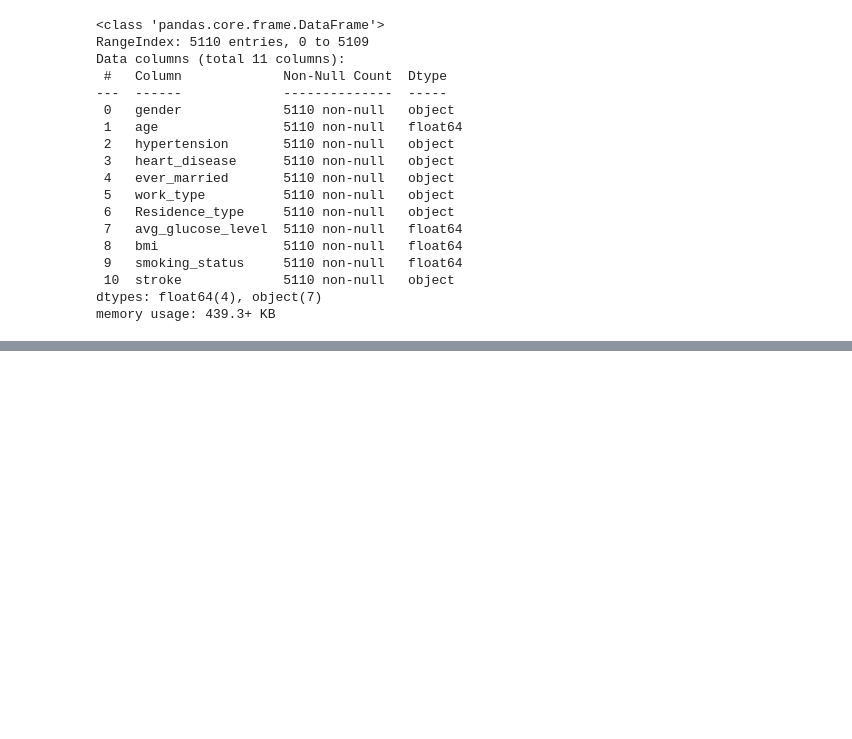
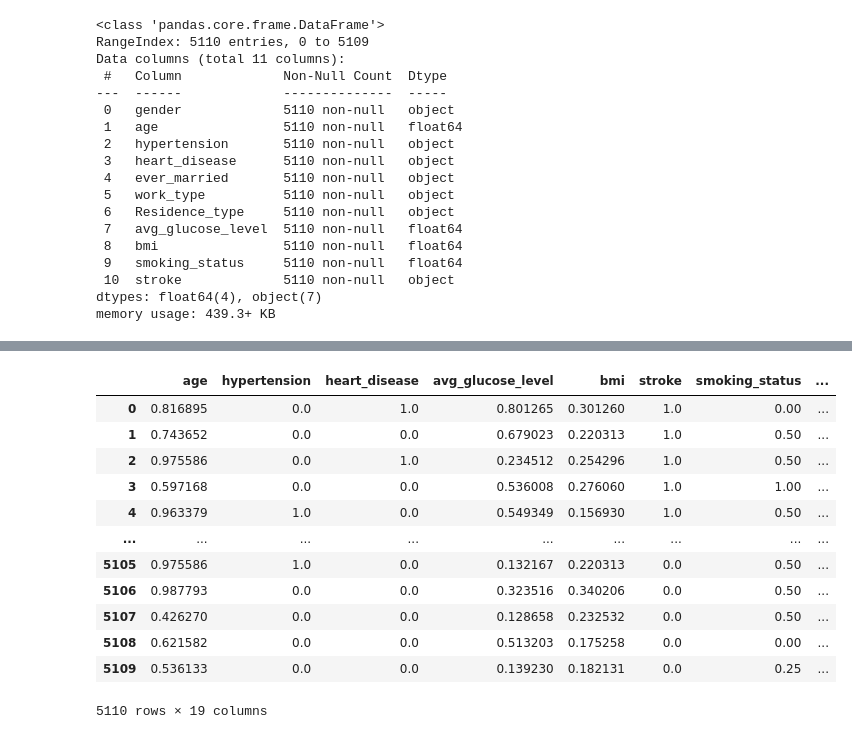
Before and after one commit to AM-mirzanejad/Stroke-Prediction, a Jupyter notebook: Stroke-Prediction.ipynb, the cells around one changed output, grey strips where cells are left out. Cells and saved outputs as stored; diff of their text form; code cells hidden in the pictures; blank space fills up the shorter version.

```diff
--- a/Stroke-Prediction.ipynb
+++ b/Stroke-Prediction.ipynb
@@ -170,0 +190,20 @@ memory usage: 439.3+ KB
+# %%
+columns_names= data.columns.tolist()
+mmn = MinMaxScaler()
+data[columns_names] = mmn.fit_transform(data[columns_names])
+# %%
+data
+# %% [output]
+|  | age | hypertension | heart_disease | avg_glucose_level | bmi | stroke | smoking_status | ... |
+| 0 | 0.816895 | 0.0 | 1.0 | 0.801265 | 0.301260 | 1.0 | 0.00 | ... |
+| 1 | 0.743652 | 0.0 | 0.0 | 0.679023 | 0.220313 | 1.0 | 0.50 | ... |
+| 2 | 0.975586 | 0.0 | 1.0 | 0.234512 | 0.254296 | 1.0 | 0.50 | ... |
+| 3 | 0.597168 | 0.0 | 0.0 | 0.536008 | 0.276060 | 1.0 | 1.00 | ... |
+| 4 | 0.963379 | 1.0 | 0.0 | 0.549349 | 0.156930 | 1.0 | 0.50 | ... |
+| ... | ... | ... | ... | ... | ... | ... | ... | ... |
+| 5105 | 0.975586 | 1.0 | 0.0 | 0.132167 | 0.220313 | 0.0 | 0.50 | ... |
+| 5106 | 0.987793 | 0.0 | 0.0 | 0.323516 | 0.340206 | 0.0 | 0.50 | ... |
+| 5107 | 0.426270 | 0.0 | 0.0 | 0.128658 | 0.232532 | 0.0 | 0.50 | ... |
+| 5108 | 0.621582 | 0.0 | 0.0 | 0.513203 | 0.175258 | 0.0 | 0.00 | ... |
+| 5109 | 0.536133 | 0.0 | 0.0 | 0.139230 | 0.182131 | 0.0 | 0.25 | ... |
+5110 rows × 19 columns
```
Also changed, not shown: parts of 3 cells of this notebook.
